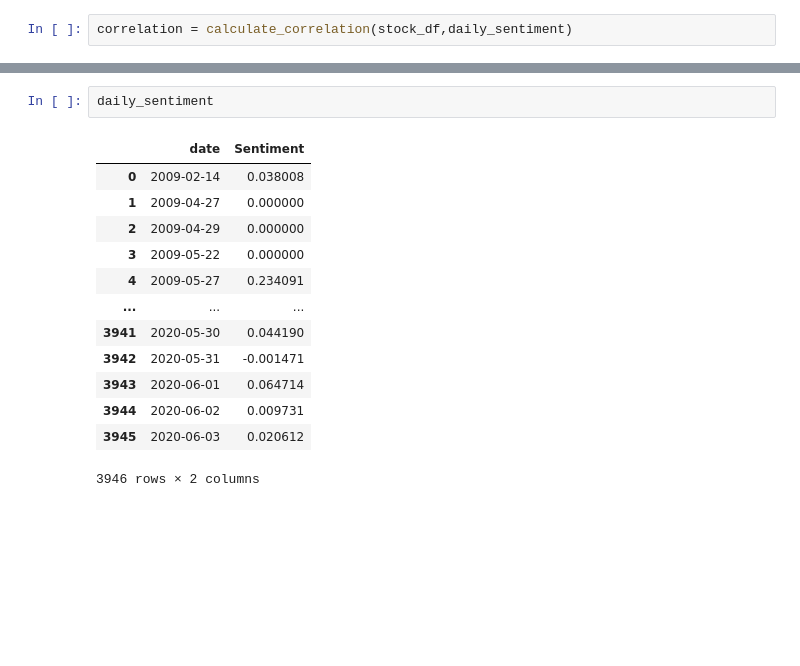
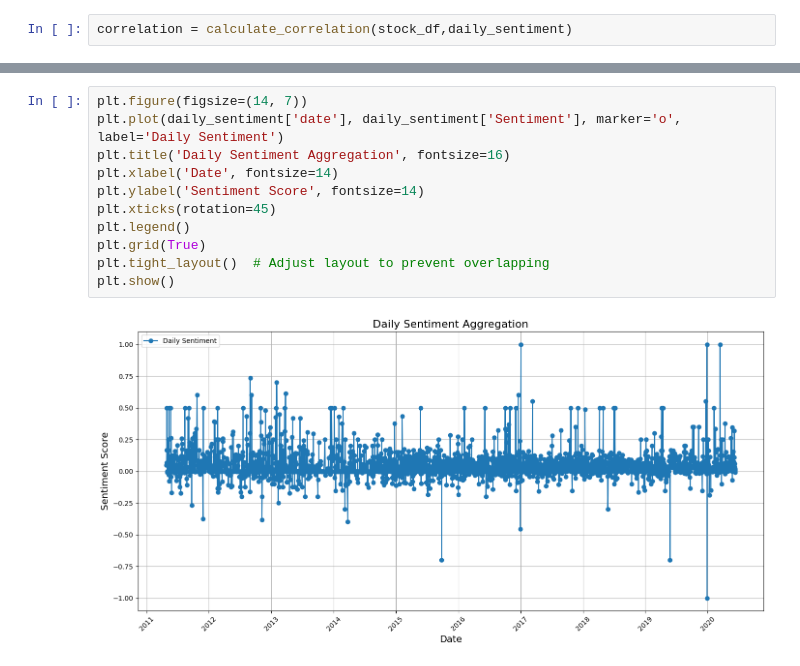
Before and after one commit to emnu-neh/week_1, a Jupyter notebook: notebooks/task_3.ipynb, the cells around one changed output, grey strips where cells are left out. Cells and saved outputs as stored; diff of their text form; blank space fills up the shorter version.

```diff
--- a/notebooks/task_3.ipynb
+++ b/notebooks/task_3.ipynb
@@ -117,16 +88,13 @@ Pearson correlation coefficient: 0.05501737019119298
-# %%
-daily_sentiment
-# %% [output]
-|  | date | Sentiment |
-| 0 | 2009-02-14 | 0.038008 |
-| 1 | 2009-04-27 | 0.000000 |
-| 2 | 2009-04-29 | 0.000000 |
-| 3 | 2009-05-22 | 0.000000 |
-| 4 | 2009-05-27 | 0.234091 |
-| ... | ... | ... |
-| 3941 | 2020-05-30 | 0.044190 |
-| 3942 | 2020-05-31 | -0.001471 |
-| 3943 | 2020-06-01 | 0.064714 |
-| 3944 | 2020-06-02 | 0.009731 |
-| 3945 | 2020-06-03 | 0.020612 |
-3946 rows × 2 columns
+# %%
+plt.figure(figsize=(14, 7))
+plt.plot(daily_sentiment['date'], daily_sentiment['Sentiment'], marker='o', label='Daily Sentiment')
+plt.title('Daily Sentiment Aggregation', fontsize=16)
+plt.xlabel('Date', fontsize=14)
+plt.ylabel('Sentiment Score', fontsize=14)
+plt.xticks(rotation=45)
+plt.legend()
+plt.grid(True)
+plt.tight_layout()  # Adjust layout to prevent overlapping
+plt.show()
+# %% [output]
+[figure, added]
```
Also changed, not shown: parts of 4 cells of this notebook.
